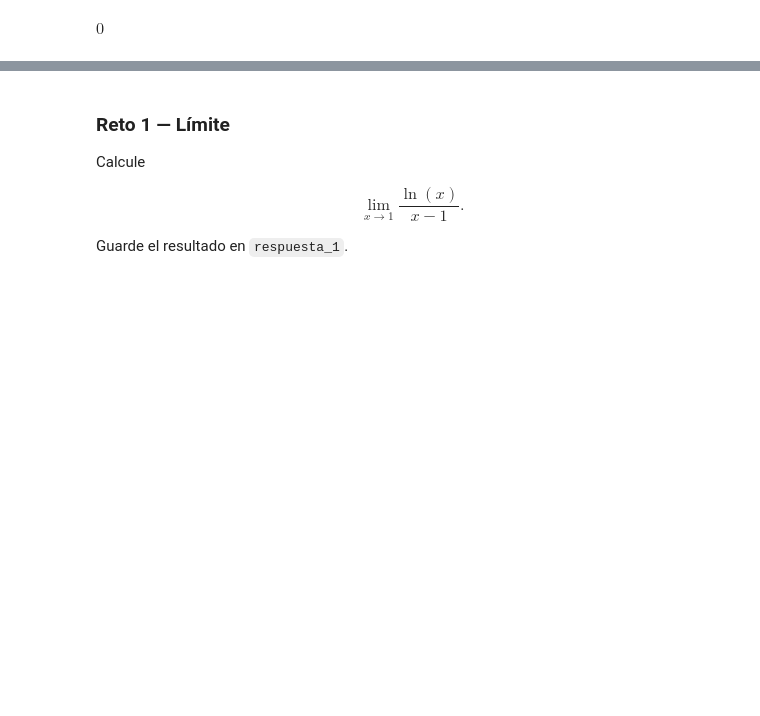
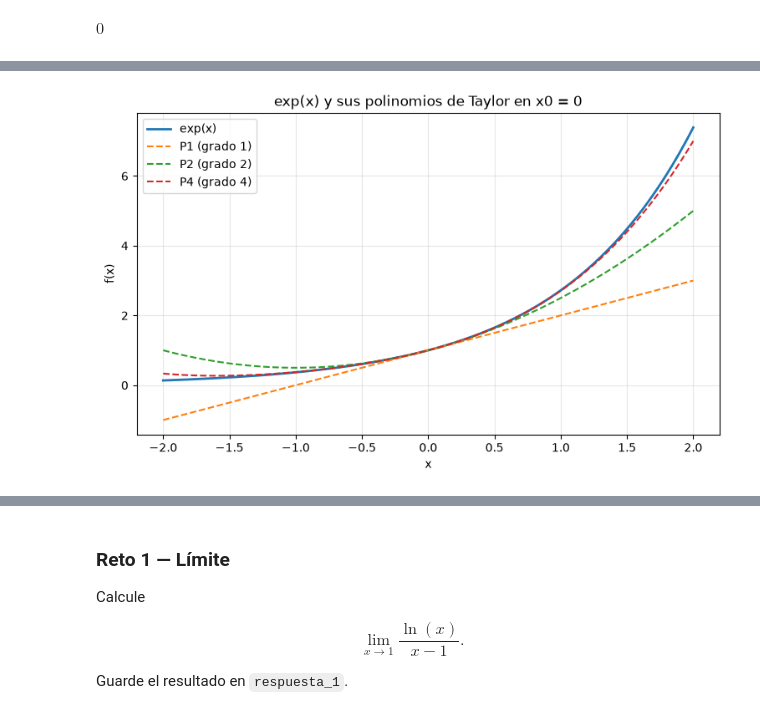
Before and after one commit to franperezec/propedeutico-flacso, a Jupyter notebook: clases/calculo_simbolico/reglas_derivacion_sympy.ipynb, the cells around one changed output, grey strips where cells are left out. Saved outputs shown, nothing was run; the diff lists cells and outputs as text; code cells hidden in the pictures; blank space fills up the shorter version.

```diff
--- a/clases/calculo_simbolico/reglas_derivacion_sympy.ipynb
+++ b/clases/calculo_simbolico/reglas_derivacion_sympy.ipynb
@@ -351,0 +471,34 @@ $\displaystyle 0$
+# %%
+# numpy y matplotlib se usan solo en esta celda; por eso se importan aquí
+# y no en la configuración inicial (el resto del notebook es simbólico).
+import numpy as np
+import matplotlib.pyplot as plt
+
+funcion_exp = sp.exp(x)
+
+# Recuerde: en sp.series el parámetro n es el orden del resto,
+# de modo que el grado del polinomio es n - 1.
+polinomio_grado_1 = sp.series(funcion_exp, x, 0, 2).removeO()
+polinomio_grado_2 = sp.series(funcion_exp, x, 0, 3).removeO()
+polinomio_grado_4 = sp.series(funcion_exp, x, 0, 5).removeO()
+
+funcion_np = sp.lambdify(x, funcion_exp, 'numpy')
+p1_np = sp.lambdify(x, polinomio_grado_1, 'numpy')
+p2_np = sp.lambdify(x, polinomio_grado_2, 'numpy')
+p4_np = sp.lambdify(x, polinomio_grado_4, 'numpy')
+
+x_valores = np.linspace(-2, 2, 300)
+
+plt.figure(figsize=(9, 5))
+plt.plot(x_valores, funcion_np(x_valores), linewidth=2, label='exp(x)')
+plt.plot(x_valores, p1_np(x_valores), '--', label='P1 (grado 1)')
+plt.plot(x_valores, p2_np(x_valores), '--', label='P2 (grado 2)')
+plt.plot(x_valores, p4_np(x_valores), '--', label='P4 (grado 4)')
+plt.title('exp(x) y sus polinomios de Taylor en x0 = 0')
+plt.xlabel('x')
+plt.ylabel('f(x)')
+plt.grid(alpha=0.3)
+plt.legend()
+plt.show()
+# %% [output]
+[figure, added]
```
Also changed, not shown: parts of 13 cells of this notebook, 1 other file.
